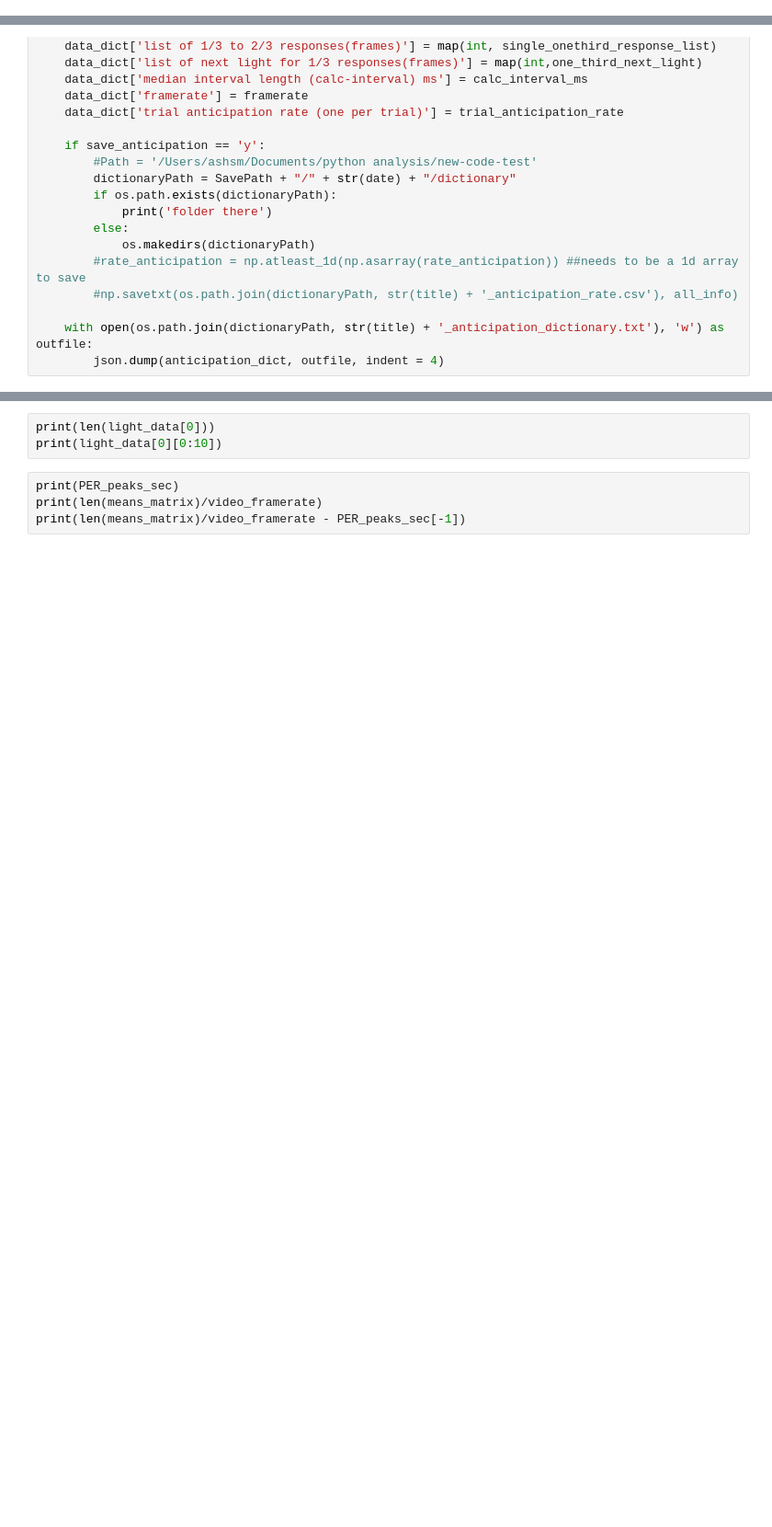
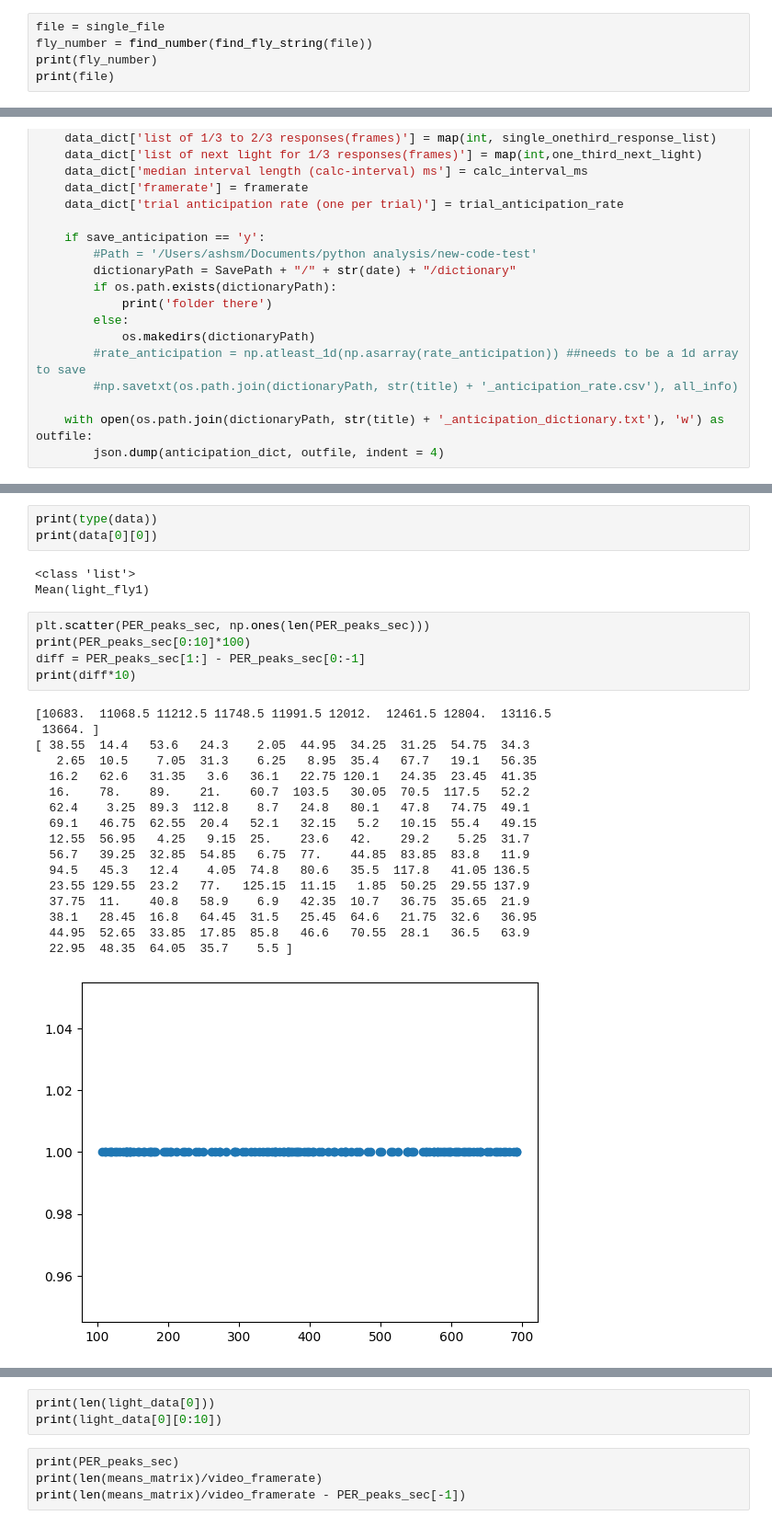
Before and after one commit to ashley-smart/PER-processing, a Jupyter notebook: SCIPYpeaks-bruker.ipynb, the cells around one changed output, grey strips where cells are left out. Shown at 92% size. Drawn from its saved outputs; the diff is of its cells as text; blank space fills up the shorter version.

```diff
--- a/SCIPYpeaks-bruker.ipynb
+++ b/SCIPYpeaks-bruker.ipynb
@@ -90,0 +201,5 @@ file name list ['Results_video_1_python.csv']
+# %%
+file = single_file
+fly_number = find_number(find_fly_string(file))
+print(fly_number)
+print(file)
@@ -1872,0 +2000,29 @@ Deprecated in NumPy 1.20; for more details and guidance: https://numpy.org/devdo
+# %%
+print(type(data))
+print(data[0][0])
+# %% [output]
+<class 'list'>
+Mean(light_fly1)
+# %%
+plt.scatter(PER_peaks_sec, np.ones(len(PER_peaks_sec)))
+print(PER_peaks_sec[0:10]*100)
+diff = PER_peaks_sec[1:] - PER_peaks_sec[0:-1]
+print(diff*10)
+# %% [output]
+[10683.  11068.5 11212.5 11748.5 11991.5 12012.  12461.5 12804.  13116.5
+ 13664. ]
+[ 38.55  14.4   53.6   24.3    2.05  44.95  34.25  31.25  54.75  34.3
+   2.65  10.5    7.05  31.3    6.25   8.95  35.4   67.7   19.1   56.35
+  16.2   62.6   31.35   3.6   36.1   22.75 120.1   24.35  23.45  41.35
+  16.    78.    89.    21.    60.7  103.5   30.05  70.5  117.5   52.2
+  62.4    3.25  89.3  112.8    8.7   24.8   80.1   47.8   74.75  49.1
+  69.1   46.75  62.55  20.4   52.1   32.15   5.2   10.15  55.4   49.15
+  12.55  56.95   4.25   9.15  25.    23.6   42.    29.2    5.25  31.7
+  56.7   39.25  32.85  54.85   6.75  77.    44.85  83.85  83.8   11.9
+  94.5   45.3   12.4    4.05  74.8   80.6   35.5  117.8   41.05 136.5
+  23.55 129.55  23.2   77.   125.15  11.15   1.85  50.25  29.55 137.9
+  37.75  11.    40.8   58.9    6.9   42.35  10.7   36.75  35.65  21.9
+  38.1   28.45  16.8   64.45  31.5   25.45  64.6   21.75  32.6   36.95
+  44.95  52.65  33.85  17.85  85.8   46.6   70.55  28.1   36.5   63.9
+  22.95  48.35  64.05  35.7    5.5 ]
+[figure, added]
```
Also changed, not shown: parts of 22 cells of this notebook, 6 other files.
